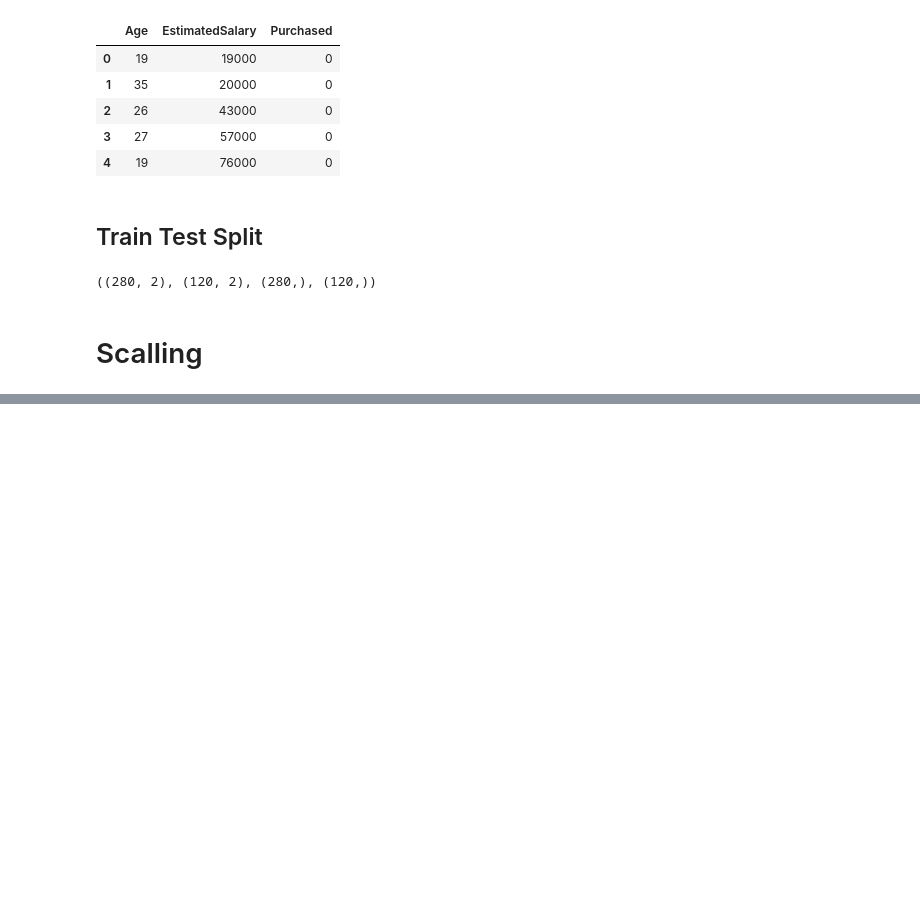
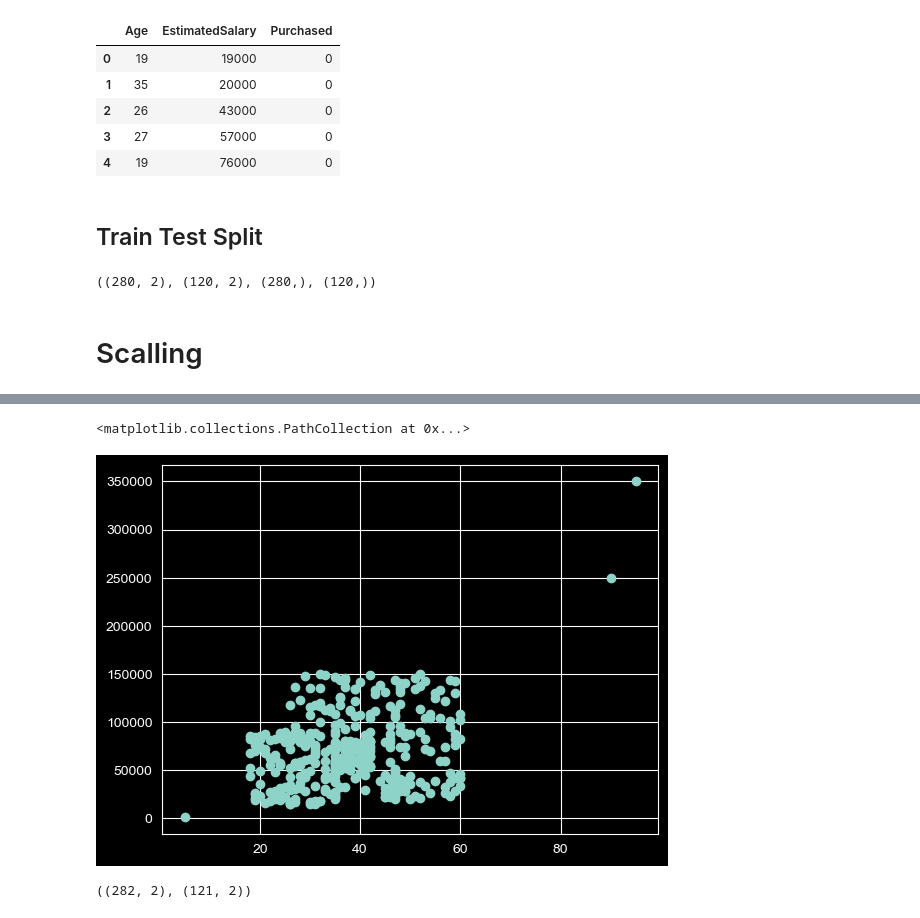
Before and after one commit to hasnainaliasghar/ai-journey, a Jupyter notebook: 06 Machine Learning/Day - 24 Feature Scalling/scaling.ipynb, the cells around one changed output, grey strips where cells are left out. Saved outputs shown, nothing was run; the diff lists cells and outputs as text; code cells hidden in the pictures; blank space fills up the shorter version.

```diff
--- a/06 Machine Learning/Day - 24 Feature Scalling/scaling.ipynb
+++ b/06 Machine Learning/Day - 24 Feature Scalling/scaling.ipynb
@@ -40,0 +198,8 @@ X_test_scaled = scaler.transform(X_test)
+# %%
+new_data = pd.DataFrame({
+    "Age": [5, 90, 95],
+    "EstimatedSalary": [1000, 250000, 350000],
+    "Purchased": [0, 1, 1]   # example — add whatever your other columns need
+})
+
+df = pd.concat([df, new_data], ignore_index=True)
@@ -40,0 +222,12 @@ X_test_scaled = scaler.transform(X_test)
+# %%
+plt.scatter(df["Age"], df["EstimatedSalary"])
+# %% [output]
+<matplotlib.collections.PathCollection at 0x...>
+[figure, added]
+# %%
+from sklearn.model_selection import train_test_split
+X_train, X_test, y_train, y_test = train_test_split(df.drop(columns="Purchased"), df["Purchased"], test_size = 0.3, random_state=0)
+
+X_train.shape, X_test.shape
+# %% [output]
+((282, 2), (121, 2))
```
Also changed, not shown: parts of 30 cells of this notebook.
